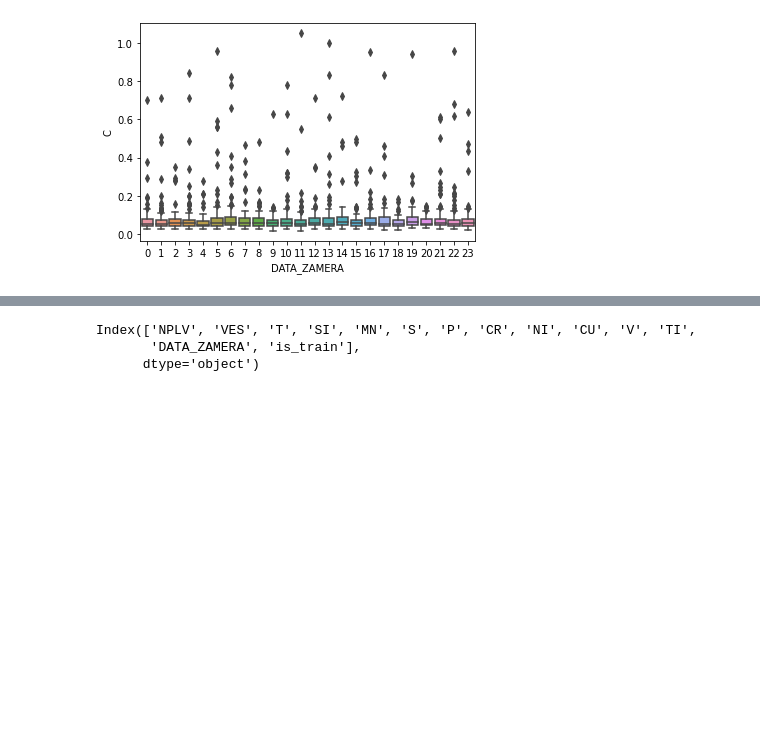
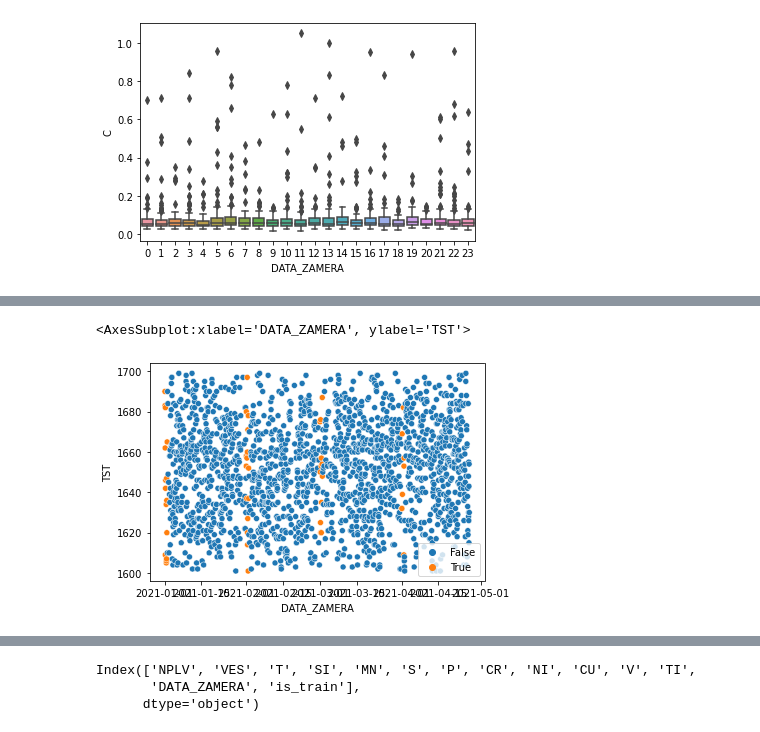
Before and after one commit to i-vainn/evraz_ai_hack, a Jupyter notebook: chugun/explore_chugun.ipynb, the cells around one changed output, grey strips where cells are left out. Saved outputs shown, nothing was run; the diff lists cells and outputs as text; code cells hidden in the pictures; blank space fills up the shorter version.

```diff
--- a/chugun/explore_chugun.ipynb
+++ b/chugun/explore_chugun.ipynb
@@ -402,0 +431,6 @@ sns.boxplot(x=df.DATA_ZAMERA.dt.hour, y=target.C)
+# %%
+data_mask = (df.is_train==1)&(target.TST>1600)&(target.TST<1700)
+sns.scatterplot(data=df[data_mask], x='DATA_ZAMERA', y=target.TST[data_mask], hue=(df.DATA_ZAMERA.dt.day<=1)&data_mask)
+# %% [output]
+<AxesSubplot:xlabel='DATA_ZAMERA', ylabel='TST'>
+[figure, added]
```
Also changed, not shown: parts of 27 cells of this notebook, 4 other files.
